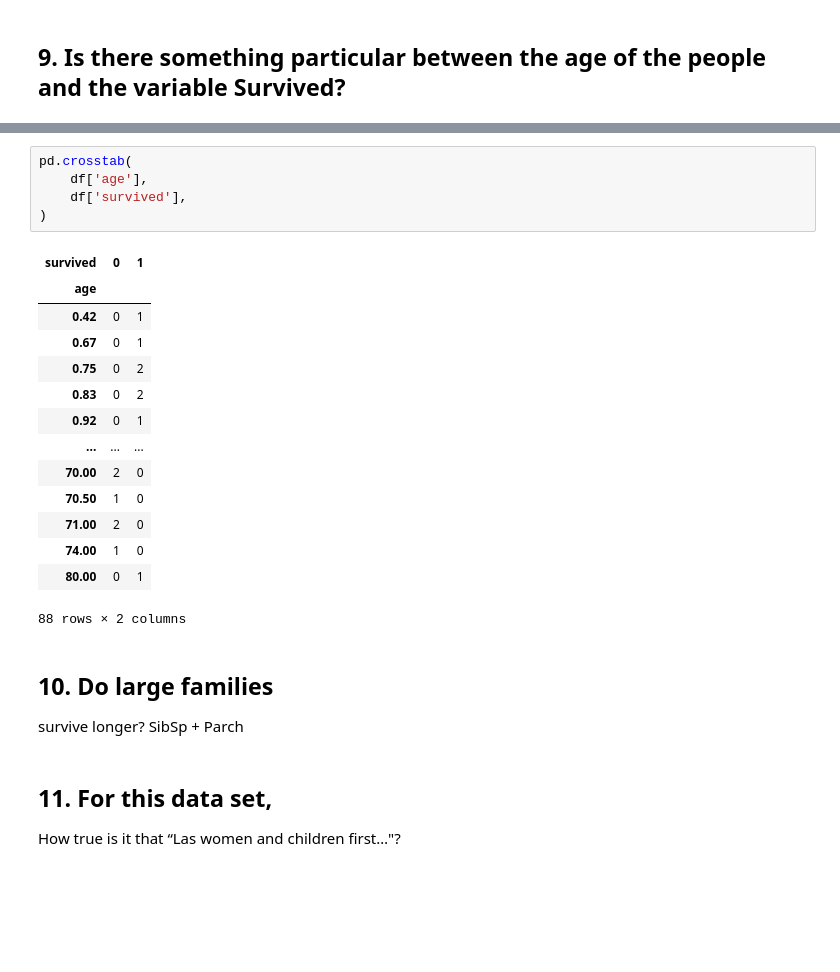
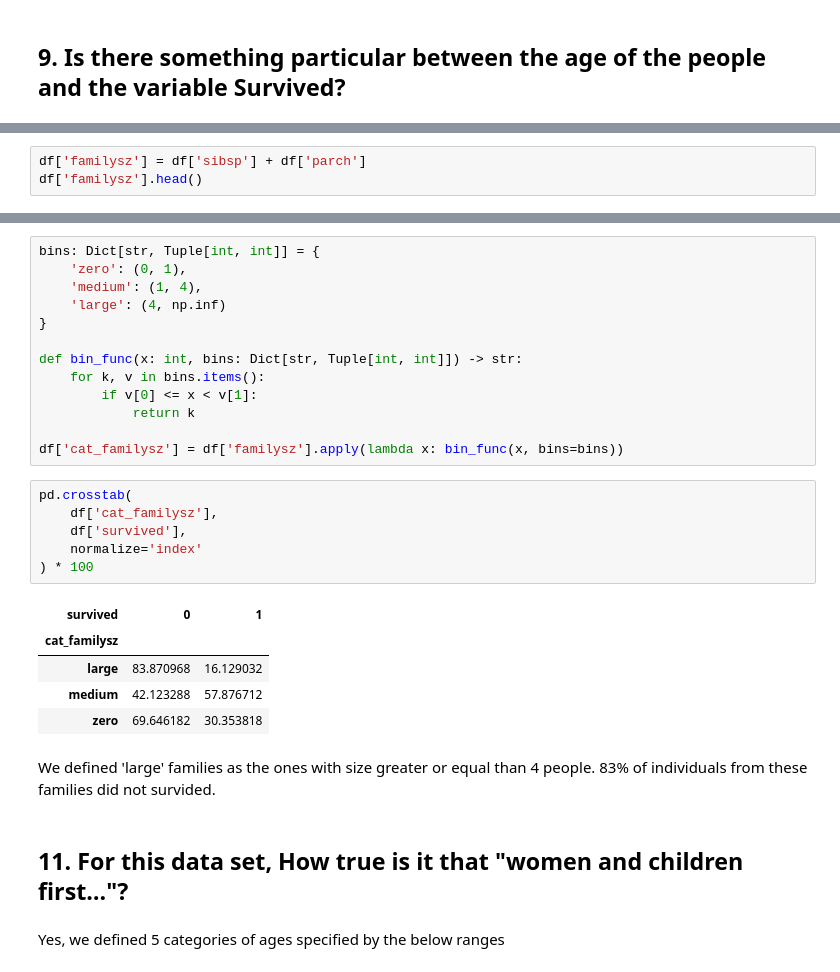
Before and after one commit to SebasGarcia08/titanic-kaggle, a Jupyter notebook: notebooks/complexity_2.ipynb, the cells around one changed output, grey strips where cells are left out. Saved outputs shown, nothing was run; the diff lists cells and outputs as text; blank space fills up the shorter version.

```diff
--- a/notebooks/complexity_2.ipynb
+++ b/notebooks/complexity_2.ipynb
@@ -46,0 +59,3 @@ df
+# %%
+df['familysz'] = df['sibsp'] + df['parch']
+df['familysz'].head()
@@ -47,30 +89,31 @@ df
+# %%
+bins: Dict[str, Tuple[int, int]] = {
+    'zero': (0, 1),
+    'medium': (1, 4),
+    'large': (4, np.inf)
+}
+
+def bin_func(x: int, bins: Dict[str, Tuple[int, int]]) -> str:
+    for k, v in bins.items():
+        if v[0] <= x < v[1]:
+            return k
+
+df['cat_familysz'] = df['familysz'].apply(lambda x: bin_func(x, bins=bins))
 # %%
 pd.crosstab(
-    df['age'],
+    df['cat_familysz'],
     df['survived'],
-)
+    normalize='index'
+) * 100
 # %% [output]
 | survived | 0 | 1 |
-| age |  |  |
-| 0.42 | 0 | 1 |
-| 0.67 | 0 | 1 |
-| 0.75 | 0 | 2 |
-| 0.83 | 0 | 2 |
-| 0.92 | 0 | 1 |
-| ... | ... | ... |
-| 70.00 | 2 | 0 |
-| 70.50 | 1 | 0 |
-| 71.00 | 2 | 0 |
-| 74.00 | 1 | 0 |
-| 80.00 | 0 | 1 |
+| cat_familysz |  |  |
+| large | 83.870968 | 16.129032 |
+| medium | 42.123288 | 57.876712 |
+| zero | 69.646182 | 30.353818 |
-88 rows × 2 columns
-# %% [markdown]
-
-## 10. Do large families
-survive longer? SibSp +
-Parch
+# %% [markdown]
+We defined 'large' families as the ones with size greater or equal than 4 people. 83% of individuals from these families did not survided.
 # %% [markdown]
-## 11. For this data set,
-How true is it that “Las
-women and children
-first…"?
+## 11. For this data set, How true is it that "women and children first…"?
+# %% [markdown]
+Yes, we defined 5 categories of ages specified by the below ranges
```
Also changed, not shown: parts of 15 cells of this notebook, 4 other files.
